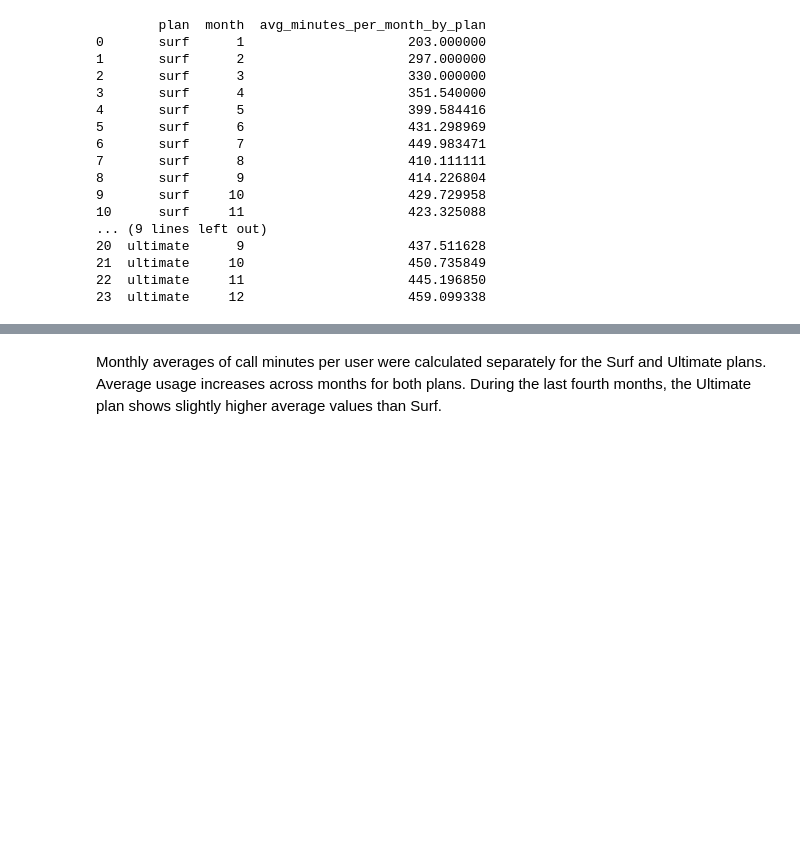
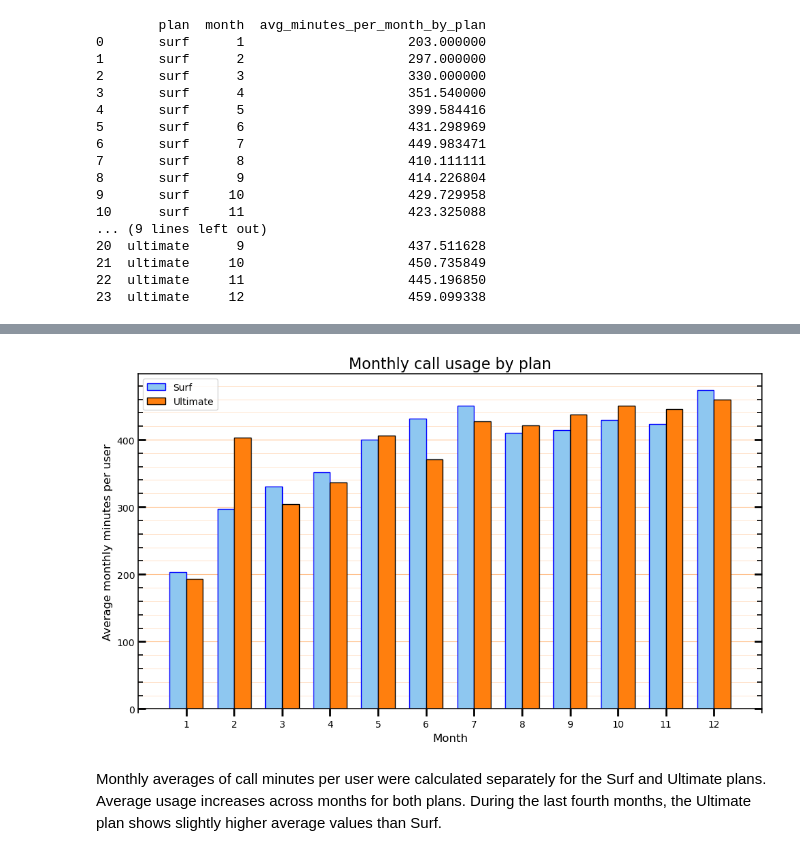
Before and after one commit to marcofrancohalsey/telecom-prepaid-plan-revenue-analysis, a Jupyter notebook: telecom_revenue_analysis.ipynb, the cells around one changed output, grey strips where cells are left out. Saved outputs shown, nothing was run; the diff lists cells and outputs as text; code cells hidden in the pictures; blank space fills up the shorter version.

Commit message:
Enhance visualizations and histograms

```diff
--- a/telecom_revenue_analysis.ipynb
+++ b/telecom_revenue_analysis.ipynb
@@ -794,3 +783,71 @@ plt.show()
+# %%
+x = np.arange(len(surf_minutes_avg['month']))
+width = 0.35
+
+fig, ax = plt.subplots(figsize=(10, 6))
+
+ax.bar(
+    x - width/2,
+    surf_minutes_avg['avg_minutes_per_month_by_plan'].values,
+    width=width,
+    edgecolor='blue',
+    linewidth=1.0,
+    color='#8EC7F0',
+    alpha=1,
+    label='Surf'
+)
+
+ax.bar(
+    x + width/2,
+    ultimate_minutes_avg['avg_minutes_per_month_by_plan'].values,
+    width=width,
+    edgecolor='black',
+    linewidth=1.0,
+    color='#FF7F0E',
+    alpha=1,
+    label='Ultimate'
+)
+
+ax.set_xlabel('Month', fontsize=12)
+ax.set_ylabel('Average monthly minutes per user', fontsize=12)
+ax.set_title('Monthly call usage by plan', fontsize=16)
+
+ax.set_xticks(x)
+ax.set_xticklabels(surf_minutes_avg['month'], rotation=0)
+
+for side in ['top', 'right', 'bottom', 'left']:
+    ax.spines[side].set_linewidth(1.1)
+
+ax.tick_params(labelsize=10)
+
+ax.set_axisbelow(True)
+
+ax.grid(axis='y', which='major', linewidth=0.8, alpha=0.5, color="#FF7F0E")
+ax.grid(axis='y', which='minor', linewidth=0.5, alpha=0.3, color='#FF7F0E')
+
+ax.yaxis.set_minor_locator(AutoMinorLocator(2))
+
+setup_minor_ticks(
+    ax,
+    x_minor_divisions=1,
+    y_minor_divisions=5,
+    major=(8, 2),
+    minor=(5, 1.2),
+    sides=dict(top=False, right=True, bottom=True, left=True),
+    direction_top='in',
+    direction_bottom='out',
+    direction_left='in',
+    direction_right='in'
+)
+
+ax.set_xlim(-1, len(x))
+
+ax.legend(fontsize=10)
+
+plt.tight_layout()
+plt.show()
+# %% [output]
+[figure, added]
 # %% [markdown]
 Monthly averages of call minutes per user were calculated separately for the Surf and Ultimate plans. Average usage increases across months for both plans. During the last fourth months, the Ultimate plan shows slightly higher average values than Surf.
 # %%
```
Also changed, not shown: parts of 47 cells of this notebook, 2 other files.
